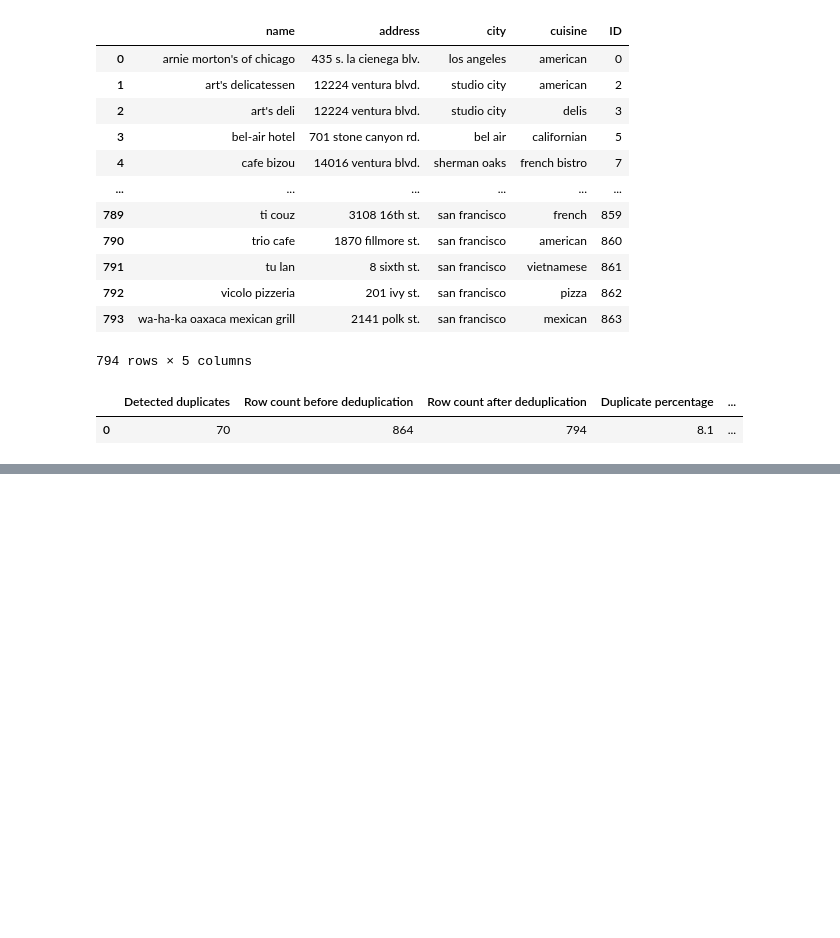
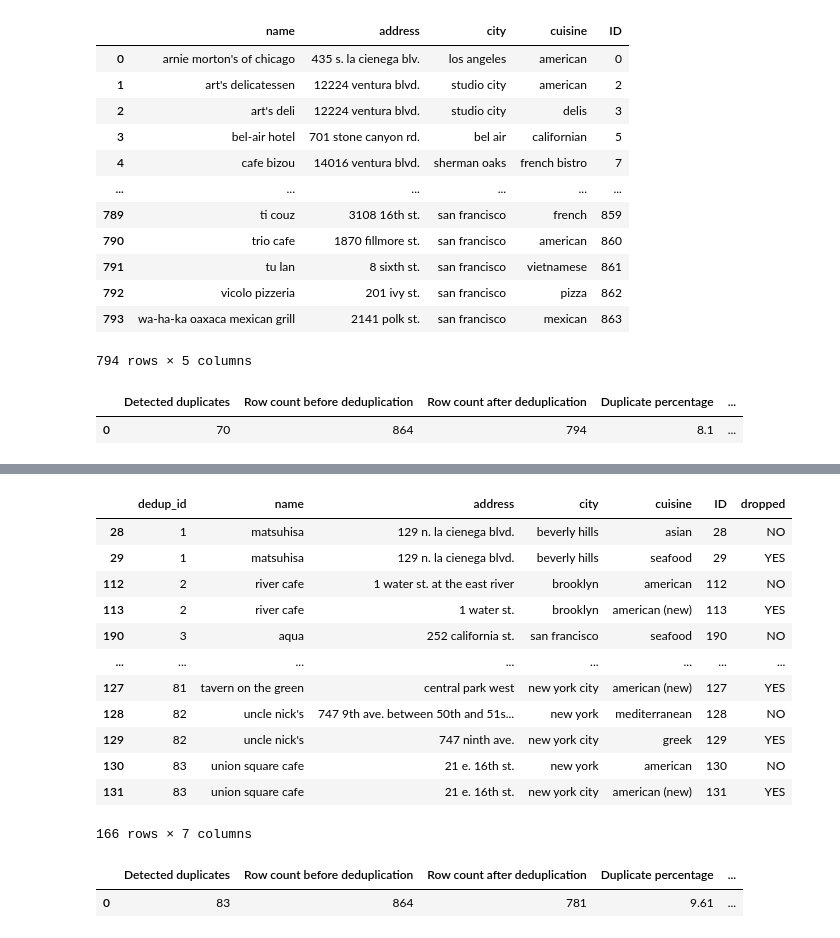
Before and after one commit to miszcz44/inzynierka_deduplikacja, a Jupyter notebook: data_pipeline/data_pipeline.ipynb, the cells around one changed output, grey strips where cells are left out. Drawn from its saved outputs; the diff is of its cells as text; code cells hidden in the pictures; blank space fills up the shorter version.

```diff
--- a/data_pipeline/data_pipeline.ipynb
+++ b/data_pipeline/data_pipeline.ipynb
@@ -1040,0 +1088,5 @@ workflow_methods
+# %%
+path = "data/restaurant-nophone.csv"
+rd = ReadData(path)
+source_data = rd.read_data()
+source_data.head(10)
@@ -1040,0 +1232,24 @@ workflow_methods
+# %%
+evaluation = Evaluation(source_data, classified_results)
+matches_side_by_side = evaluation.show_matches_side_by_side()
+matches_side_by_side.head(166)
+# %% [output]
+|  | dedup_id | name | address | city | cuisine | ID | dropped |
+| 28 | 1 | matsuhisa | 129 n. la cienega blvd. | beverly hills | asian | 28 | NO |
+| 29 | 1 | matsuhisa | 129 n. la cienega blvd. | beverly hills | seafood | 29 | YES |
+| 112 | 2 | river cafe | 1 water st. at the east river | brooklyn | american | 112 | NO |
+| 113 | 2 | river cafe | 1 water st. | brooklyn | american (new) | 113 | YES |
+| 190 | 3 | aqua | 252 california st. | san francisco | seafood | 190 | NO |
+| ... | ... | ... | ... | ... | ... | ... | ... |
+| 127 | 81 | tavern on the green | central park west | new york city | american (new) | 127 | YES |
+| 128 | 82 | uncle nick's | 747 9th ave. between 50th and 51s... | new york | mediterranean | 128 | NO |
+| 129 | 82 | uncle nick's | 747 ninth ave. | new york city | greek | 129 | YES |
+| 130 | 83 | union square cafe | 21 e. 16th st. | new york | american | 130 | NO |
+| 131 | 83 | union square cafe | 21 e. 16th st. | new york city | american (new) | 131 | YES |
+166 rows × 7 columns
+# %%
+statistics = evaluation.get_statistics()
+statistics
+# %% [output]
+|  | Detected duplicates | Row count before deduplication | Row count after deduplication | Duplicate percentage | ... |
+| 0 | 83 | 864 | 781 | 9.61 | ... |
```
Also changed, not shown: parts of 11 cells of this notebook, 1 other file.
